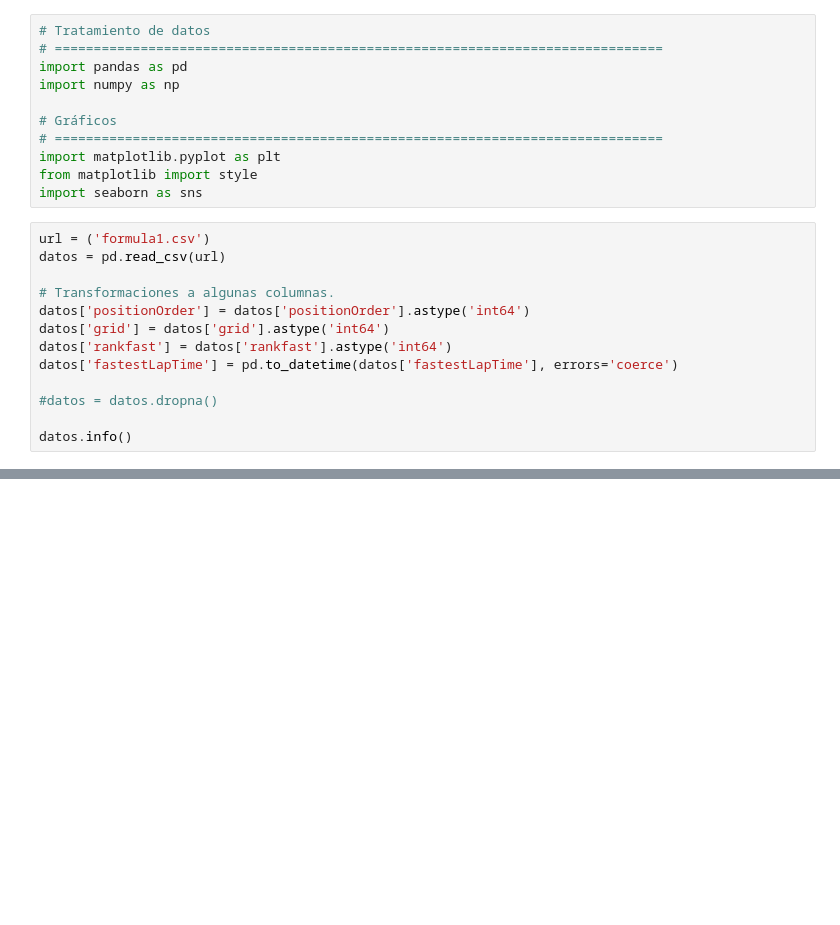
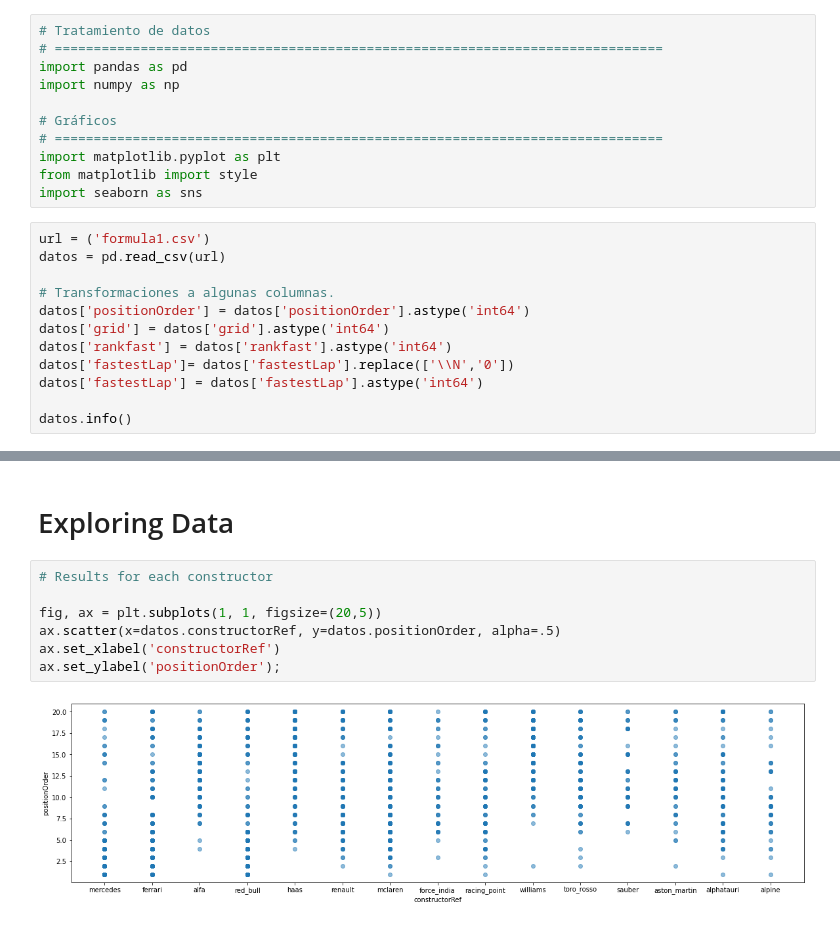
Before and after one commit to SeRoGaTa/FinalProject_Team_8, a Jupyter notebook: CleaningData/ExploringData.ipynb, the cells around one changed output, grey strips where cells are left out. Cells and saved outputs as stored; diff of their text form; blank space fills up the shorter version.

Commit message:
Cleaning Data

```diff
--- a/CleaningData/ExploringData.ipynb
+++ b/CleaningData/ExploringData.ipynb
@@ -17,9 +17,8 @@ datos = pd.read_csv(url)
 datos['positionOrder'] = datos['positionOrder'].astype('int64')
 datos['grid'] = datos['grid'].astype('int64')
 datos['rankfast'] = datos['rankfast'].astype('int64')
-datos['fastestLapTime'] = pd.to_datetime(datos['fastestLapTime'], errors='coerce')
-
-#datos = datos.dropna()
+datos['fastestLap']= datos['fastestLap'].replace(['\\N','0'])
+datos['fastestLap'] = datos['fastestLap'].astype('int64')
 
 datos.info()
 # %% [output]
@@ -65,0 +65,11 @@ memory usage: 3.5+ MB
+# %% [markdown]
+# Exploring Data
+# %%
+# Results for each constructor
+
+fig, ax = plt.subplots(1, 1, figsize=(20,5))
+ax.scatter(x=datos.constructorRef, y=datos.positionOrder, alpha=.5)
+ax.set_xlabel('constructorRef')
+ax.set_ylabel('positionOrder');
+# %% [output]
+[figure, added]
```
Also changed, not shown: parts of 48 cells of this notebook, 2 other files.
